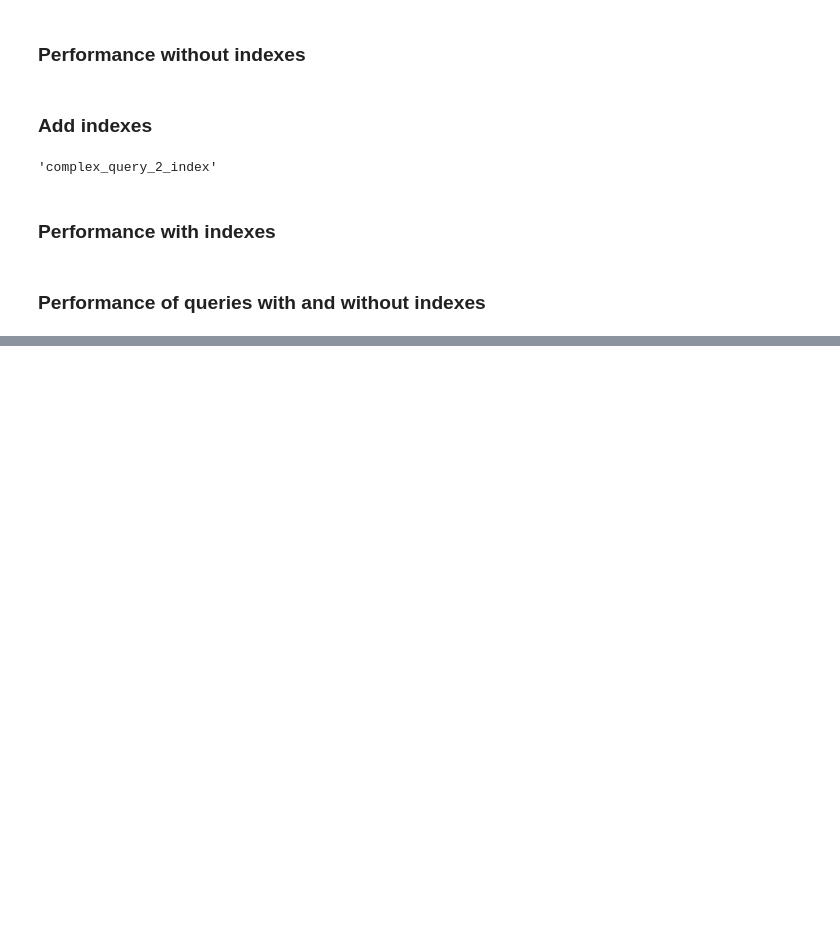
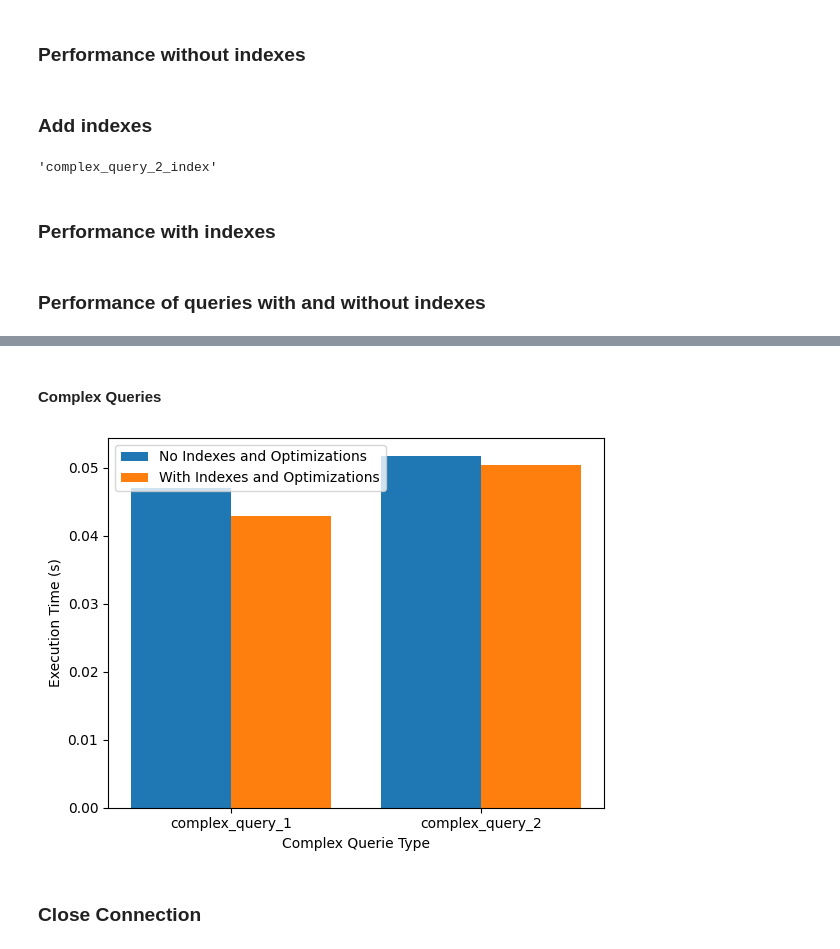
Before and after one commit to theRobertSan/Database-Performance-Comparison, a Jupyter notebook: mongodb_queries.ipynb, the cells around one changed output, grey strips where cells are left out. Saved outputs shown, nothing was run; the diff lists cells and outputs as text; code cells hidden in the pictures; blank space fills up the shorter version.

```diff
--- a/mongodb_queries.ipynb
+++ b/mongodb_queries.ipynb
@@ -411,0 +431,16 @@ Examined documents without indexes:
+# %% [markdown]
+#### Complex Queries
+# %%
+X_axis = np.arange(2)
+
+plt.bar(X_axis - 0.2, list(performance_no_index.values())[2:4], 0.4, label="No Indexes and Optimizations")
+plt.bar(X_axis + 0.2, list(performance_index.values())[2:4], 0.4, label="With Indexes and Optimizations")
+plt.xticks(X_axis, list(performance_no_index.keys())[2:4])
+plt.legend(loc="upper left")
+plt.xlabel("Complex Querie Type")
+plt.ylabel("Execution Time (s)")
+plt.show()
+# %% [output]
+[figure, added]
+# %% [markdown]
+### Close Connection
```
Also changed, not shown: parts of 8 cells of this notebook, 2 other files.
